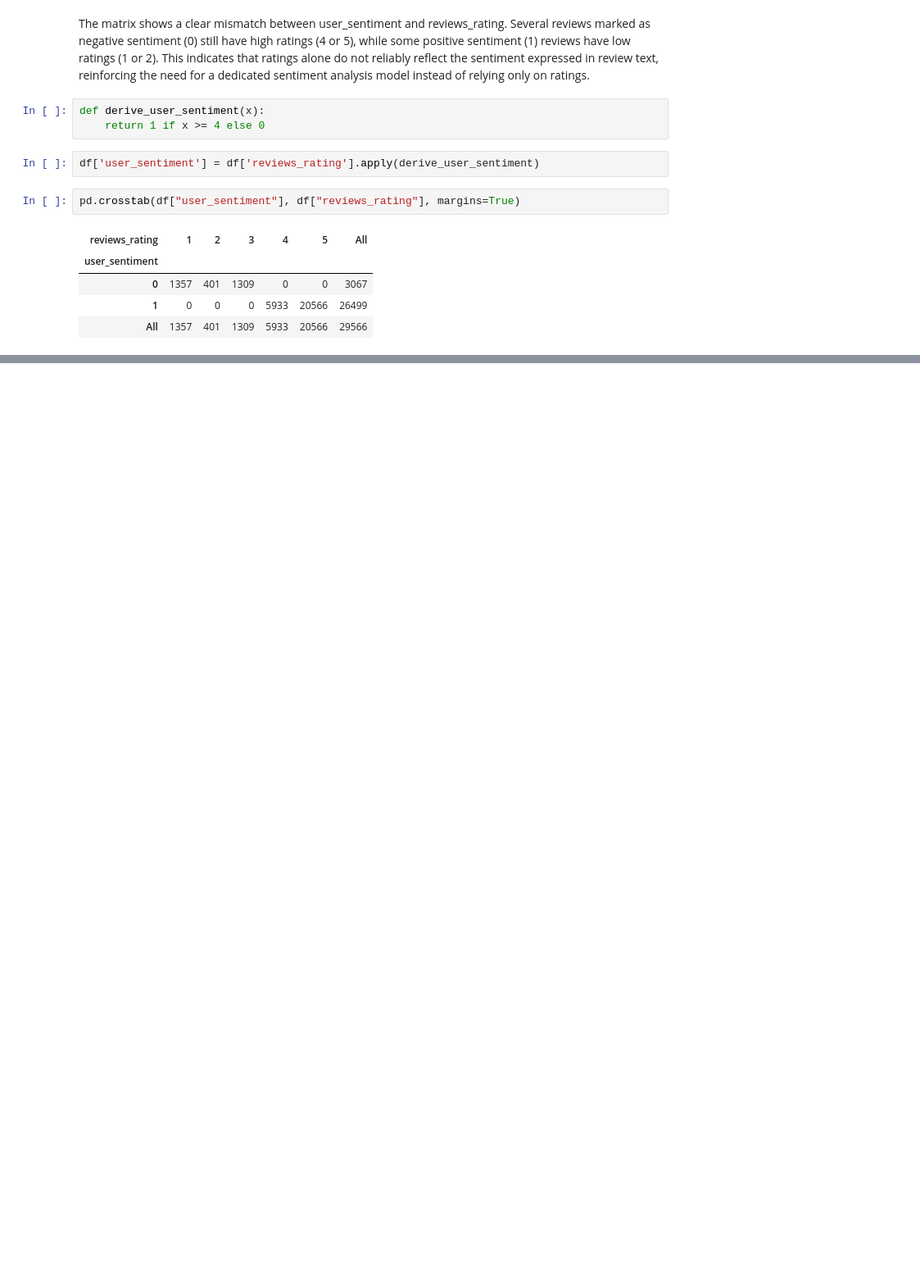
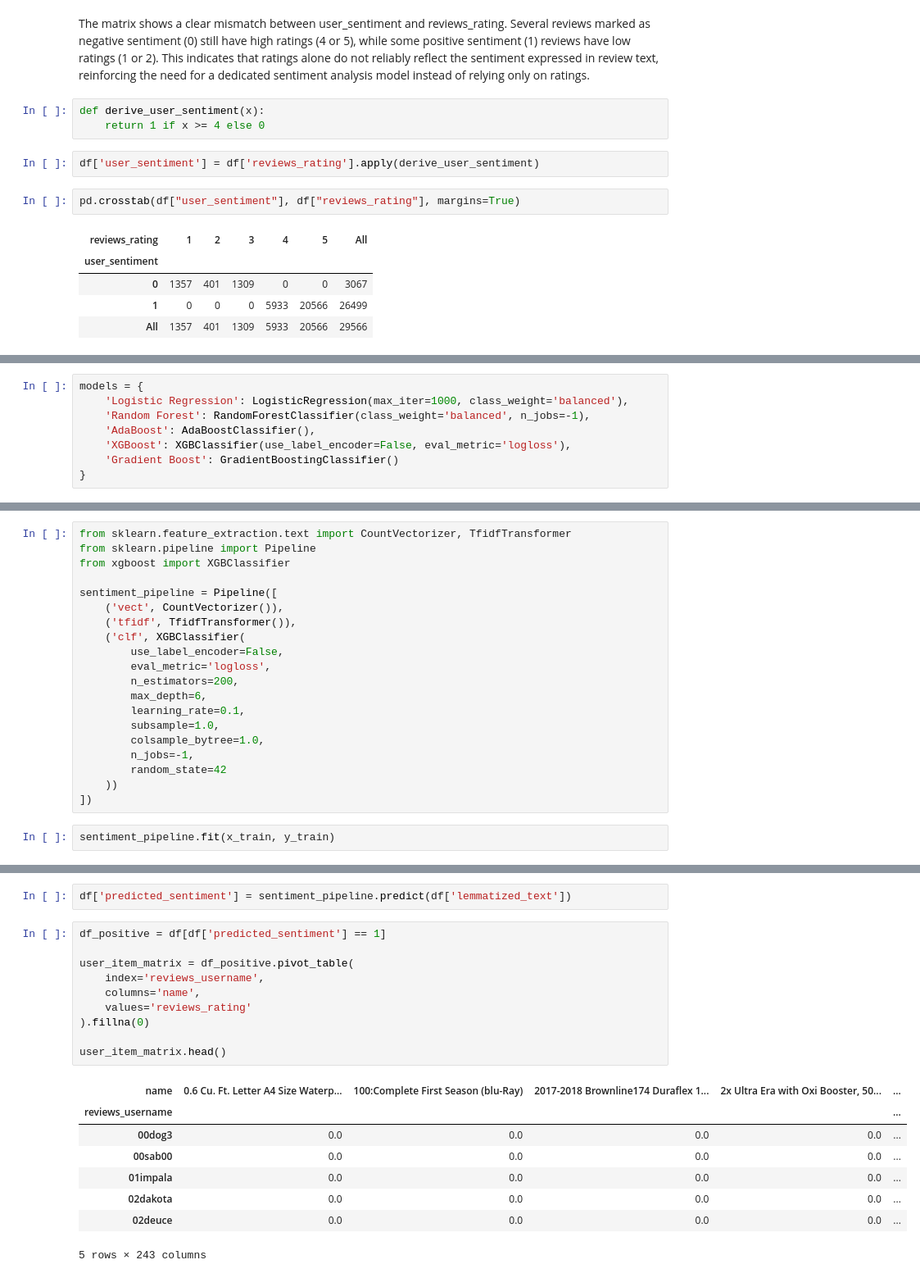
Before and after one commit to uvarajthulasiram/Capstone, a Jupyter notebook: notebooks/recommender.ipynb, the cells around one changed output, grey strips where cells are left out. Shown: that part at 82% size. Cells and saved outputs as stored; diff of their text form; blank space fills up the shorter version.

```diff
--- a/notebooks/recommender.ipynb
+++ b/notebooks/recommender.ipynb
@@ -190,0 +302,8 @@ plt.show()
+# %%
+models = {
+    'Logistic Regression': LogisticRegression(max_iter=1000, class_weight='balanced'),
+    'Random Forest': RandomForestClassifier(class_weight='balanced', n_jobs=-1),
+    'AdaBoost': AdaBoostClassifier(),
+    'XGBoost': XGBClassifier(use_label_encoder=False, eval_metric='logloss'),
+    'Gradient Boost': GradientBoostingClassifier()
+}
@@ -190,0 +453,22 @@ plt.show()
+# %%
+from sklearn.feature_extraction.text import CountVectorizer, TfidfTransformer
+from sklearn.pipeline import Pipeline
+from xgboost import XGBClassifier
+
+sentiment_pipeline = Pipeline([
+    ('vect', CountVectorizer()),
+    ('tfidf', TfidfTransformer()),
+    ('clf', XGBClassifier(
+        use_label_encoder=False,
+        eval_metric='logloss',
+        n_estimators=200,
+        max_depth=6,
+        learning_rate=0.1,
+        subsample=1.0,
+        colsample_bytree=1.0,
+        n_jobs=-1,
+        random_state=42
+    ))
+])
+# %%
+sentiment_pipeline.fit(x_train, y_train)
@@ -190,0 +497,21 @@ plt.show()
+# %%
+df['predicted_sentiment'] = sentiment_pipeline.predict(df['lemmatized_text'])
+# %%
+df_positive = df[df['predicted_sentiment'] == 1]
+
+user_item_matrix = df_positive.pivot_table(
+    index='reviews_username',
+    columns='name',
+    values='reviews_rating'
+).fillna(0)
+
+user_item_matrix.head()
+# %% [output]
+| name | 0.6 Cu. Ft. Letter A4 Size Waterp... | 100:Complete First Season (blu-Ray) | 2017-2018 Brownline174 Duraflex 1... | 2x Ultra Era with Oxi Booster, 50... | ... |
+| reviews_username |  |  |  |  | ... |
+| 00dog3 | 0.0 | 0.0 | 0.0 | 0.0 | ... |
+| 00sab00 | 0.0 | 0.0 | 0.0 | 0.0 | ... |
+| 01impala | 0.0 | 0.0 | 0.0 | 0.0 | ... |
+| 02dakota | 0.0 | 0.0 | 0.0 | 0.0 | ... |
+| 02deuce | 0.0 | 0.0 | 0.0 | 0.0 | ... |
+5 rows × 243 columns
```
Also changed, not shown: parts of 25 cells of this notebook, 3 other files.
